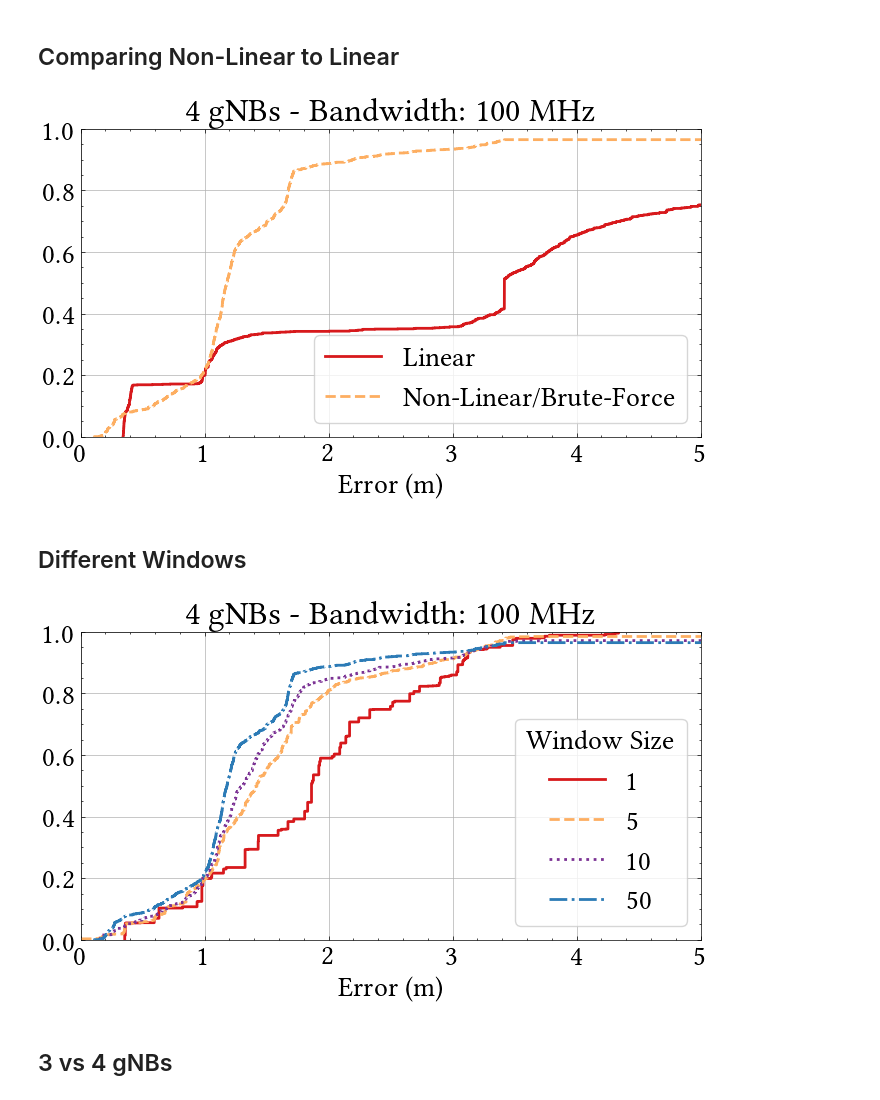
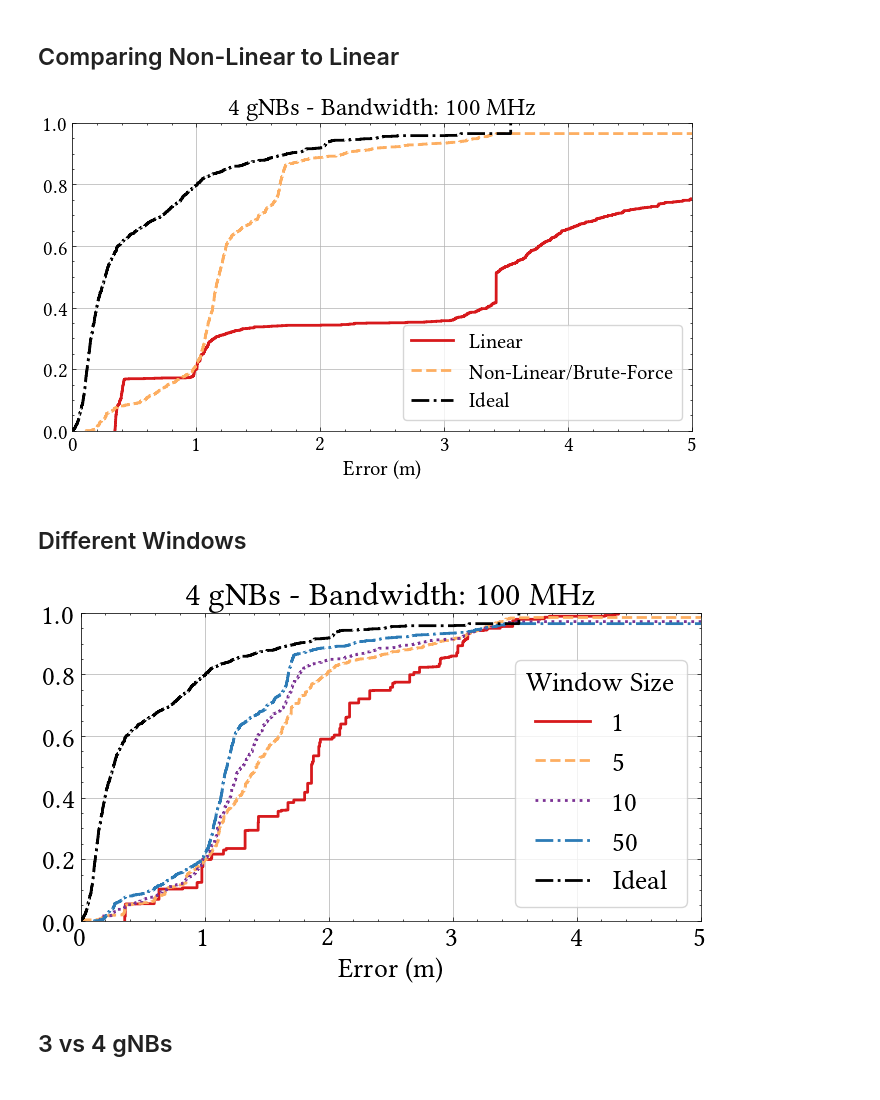
Before and after one commit to yagoliz/5glocalization, a Jupyter notebook: notebooks/ext-05-pictures.ipynb, the cells around one changed output. Saved outputs shown, nothing was run; the diff lists cells and outputs as text; code cells hidden in the pictures.

Commit message:
add ideal case

```diff
--- a/notebooks/ext-05-pictures.ipynb
+++ b/notebooks/ext-05-pictures.ipynb
@@ -53,7 +53,7 @@ with open(f'comnets_data/results/experiments/4_{frequency_mhz}mhz_window_50_s_1.
 # %%
 eelin = np.array([])
 eenli = np.array([])
-plin = {}
+eidea = np.array([])
 
 for i in range(UEs.shape[0]):
     if frequency_mhz == 40 and i == 1:
@@ -61,35 +61,39 @@ for i in range(UEs.shape[0]):
     ue = UEs[i]
     lin = data_no_offset[f'P{i}','linear']
     nli = data_no_offset[f'P{i}','nonlin'][:,0:2]
+    ied = nli - (np.mean(nli,axis=0) - ue)
 
     elin = np.linalg.norm(ue-lin,axis=1)
     enli = np.linalg.norm(ue-nli,axis=1)
+    eide = np.linalg.norm(ue-ied,axis=1)
 
     eelin = np.append(eelin, elin)
     eenli = np.append(eenli, enli)
+    eidea = np.append(eidea, eide)
 
 eelin = eelin[eelin < 1000]
 eenli = eenli[eenli < 1000]
 # %%
 with plt.style.context(['science','acm']):
     plt.rcParams.update({'figure.dpi': '100'})
-    plt.rcParams.update({'font.size': 20})
+    plt.rcParams.update({'font.size': 15})
     f, ax = plt.subplots(figsize=(8,4))
 
     ax.ecdf(eelin, linewidth=2.0)
     ax.ecdf(eenli, linewidth=2.0)
+    ax.ecdf(eidea, linewidth=2.0, color='black', linestyle='-.')
 
     ax.set_xlim([0,5])
     ax.grid()
 
     ax.set_title(f'4 gNBs - Bandwidth: {frequency_mhz} MHz')
     ax.set_xlabel('Error (m)')
-    ax.legend(['Linear', 'Non-Linear/Brute-Force'], frameon=True)
+    ax.legend(['Linear', 'Non-Linear/Brute-Force', 'Ideal'], frameon=True)
 
     plt.savefig('../pics/comnets/linvsnon.pdf', format="pdf", bbox_inches='tight', dpi=200)
     plt.show()
 # %% [output]
-[figure, old version]
+[figure, new version]
 # %% [markdown]
 ## Different Windows
 # %%
@@ -138,6 +147,7 @@ with plt.style.context(['science','acm']):
     ax.ecdf(e5, linewidth=2.0, label='5')
     ax.ecdf(e10, linewidth=2.0, label='10')
     ax.ecdf(e50, linewidth=2.0, label='50')
+    ax.ecdf(eidea, linewidth=2.0, label='Ideal', color='black', linestyle='-.')
 
     ax.set_xlim([0,5])
     ax.grid()
@@ -149,7 +159,7 @@ with plt.style.context(['science','acm']):
     plt.savefig('../pics/comnets/winsize.pdf', format="pdf", bbox_inches='tight', dpi=200)
     plt.show()
 # %% [output]
-[figure, old version]
+[figure, new version]
 # %% [markdown]
 ## 3 vs 4 gNBs
 # %%
```
Also changed, not shown: parts of 5 cells of this notebook, 5 other files.
